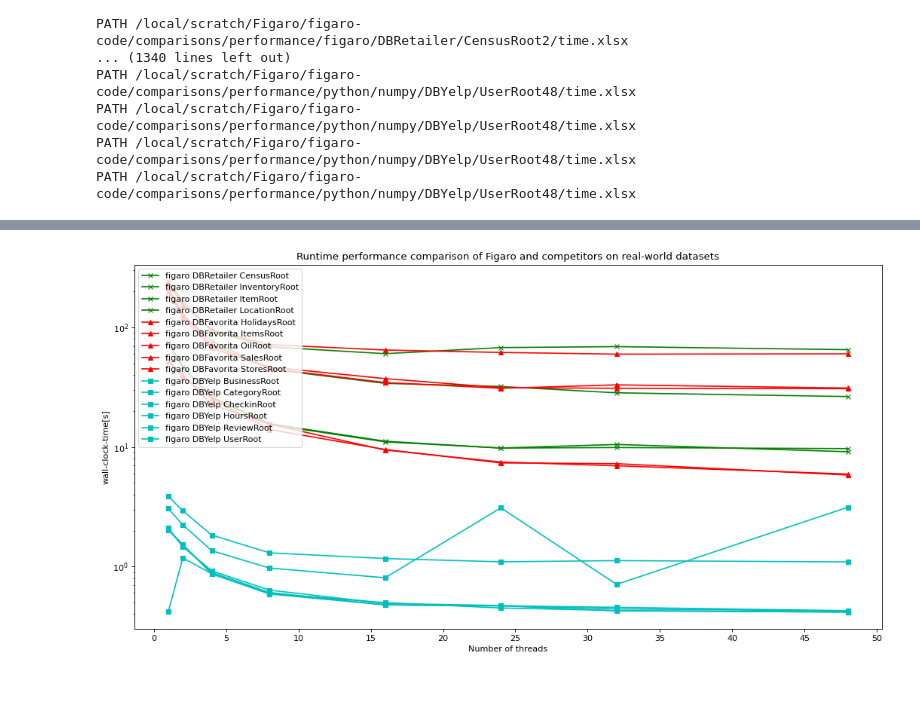
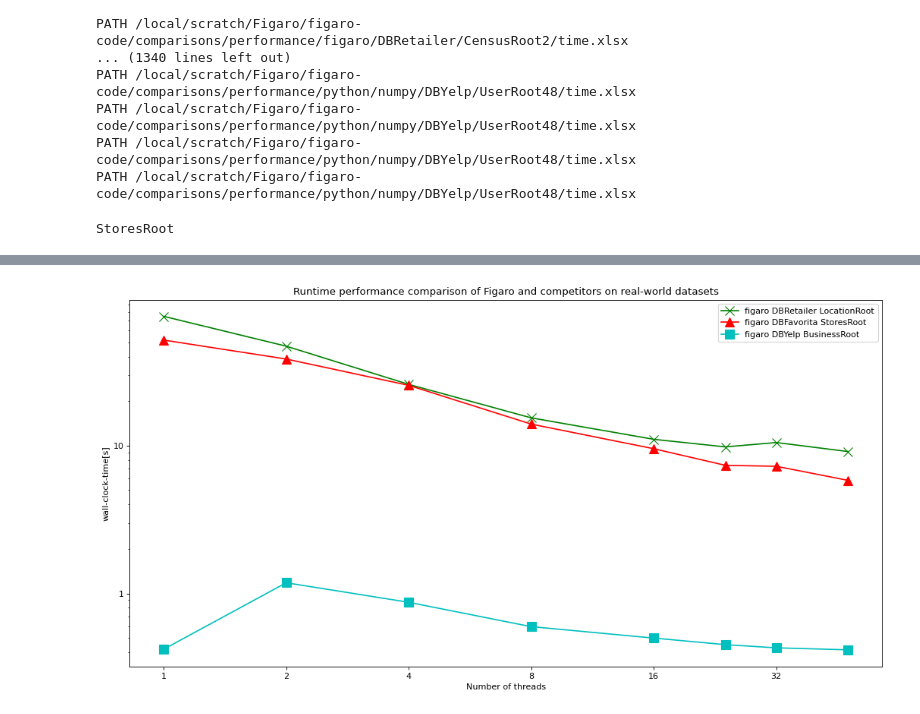
Before and after one commit to Sigmod2022ReproFigaro/figaro-VLDBJ, a Jupyter notebook: scripts/jupyter_notebooks/performance_threads_join_orders.ipynb, the cells around one changed output, grey strips where cells are left out. Cells and saved outputs as stored; diff of their text form; code cells hidden in the pictures; blank space fills up the shorter version.

```diff
--- a/scripts/jupyter_notebooks/performance_threads_join_orders.ipynb
+++ b/scripts/jupyter_notebooks/performance_threads_join_orders.ipynb
@@ -70,7 +70,7 @@ for exp_name in exp_names:
                     df_measurement.at[thread_num, join_order] = time_avg
 
         out_workbook.save(gather_times_path)
-        df_measurement_exp_dbs[(exp_name, db_name)] = df_measurement
+        df_measurement_exp_dbs[(exp_name, db_name)] = df_measurement.astype(np.float64)
 # %% [output]
 /local/scratch/Figaro/figaro-code/comparisons/performance/figaro/DBRetailertime.xlsx
 PATH /local/scratch/Figaro/figaro-code/comparisons/performance/figaro/DBRetailer/CensusRoot1/time.xlsx
@@ -89,8 +89,17 @@ PATH /local/scratch/Figaro/figaro-code/comparisons/performance/python/numpy/DBYe
 PATH /local/scratch/Figaro/figaro-code/comparisons/performance/python/numpy/DBYelp/UserRoot48/time.xlsx
 PATH /local/scratch/Figaro/figaro-code/comparisons/performance/python/numpy/DBYelp/UserRoot48/time.xlsx
 PATH /local/scratch/Figaro/figaro-code/comparisons/performance/python/numpy/DBYelp/UserRoot48/time.xlsx
+# %%
+t = df_measurement_exp_dbs[("figaro", "DBFavorita")]
+min_idx_cols = t.idxmin(axis="columns")
+
+print(min_idx_cols[thread_nums_exp["figaro"][-1]])
+# %% [output]
+StoresRoot
 # %%
 import matplotlib.pyplot as plt
+from matplotlib import ticker
+
 
 plt.figure("name", figsize=(16, 8), dpi=80)
 plt.xlabel("Number of threads")
@@ -98,9 +107,11 @@ plt.ylabel("wall-clock-time[s]")
 
 plt.title("Runtime performance comparison of Figaro and competitors on real-world datasets")
 
+
 plt.yscale('log', base=10)
-plt.locator_params(axis='x', nbins=6)
-plt.locator_params(axis='x', nbins=20)
+plt.xscale('log', base=2)
+#plt.locator_params(axis='x', nbins=6)
+#plt.locator_params(axis='y', nbins=20)
 db_marker =  {"DBFavorita": "^", "DBYelp": "s", "DBRetailer": "x"}
 db_colour =  {"DBFavorita": "r", "DBYelp": "c", "DBRetailer": "g"}
 exp_colour = {"figaro": "r", "mkl": "b"}
@@ -111,9 +122,41 @@ for exp_name in exp_names:
     for db_name in db_names:
         df_measurement = df_measurement_exp_dbs[(exp_name, db_name)]
         print(df_measurement)
-        for join_order in join_orders[db_name]:
-            plt.plot(df_measurement[join_order], "-" + db_colour[db_name] + db_marker[db_name], label="{} {} {}".format(exp_name, db_name, join_order))
-plt.legend(loc="upper left")
+        min_idx_cols = df_measurement.idxmin(axis="columns")
+        max_num_threads = thread_nums_exp[exp_name][-1]
+        min_join_order = min_idx_cols[max_num_threads]
+
+        print(min_idx_cols[thread_nums_exp["figaro"][-1]])
+        #for join_order in join_orders[db_name]:
+        plt.plot(df_measurement[min_join_order], "-" + db_colour[db_name] + db_marker[db_name], label="{} {} {}".format(exp_name, db_name, min_join_order), markersize=10)
+
+ax = plt.gca()
+def myLogFormat(y,pos):
+    # Find the number of decimal places required
+    decimalplaces = int(np.maximum(-np.log10(y),0))     # =0 for numbers >=1
+    # Insert that number into a format string
+    formatstring = '{{:.{:1d}f}}'.format(decimalplaces)
+    # Return the formatted tick label
+    return formatstring.format(y)
+
+ax.yaxis.set_major_formatter(ticker.FuncFormatter(myLogFormat))
+
+#formatter = ticker.LogFormatter(base=10, labelOnlyBase=False)
+#formatter.set_scientific(True)
+#formatter.set_powerlimits((-1,1))
+#ax.yaxis.set_major_formatter(formatter)
+
+formatter = ticker.LogFormatter(base=2)
+#formatter.set_scientific(True)
+#formatter.set_powerlimits((0,48))
+ax.xaxis.set_major_formatter(formatter)
+
+plt.legend(loc="upper right")
+
+
+
+
+plt.savefig("exp2threads.pdf",bbox_inches='tight')
 
 plt.show()
 # %% [output]
@@ -137 +180 @@ plt.show()
-[figure, old version]
+[figure, new version]
```
Also changed, not shown: parts of 1 cell of this notebook, 8 other files.
